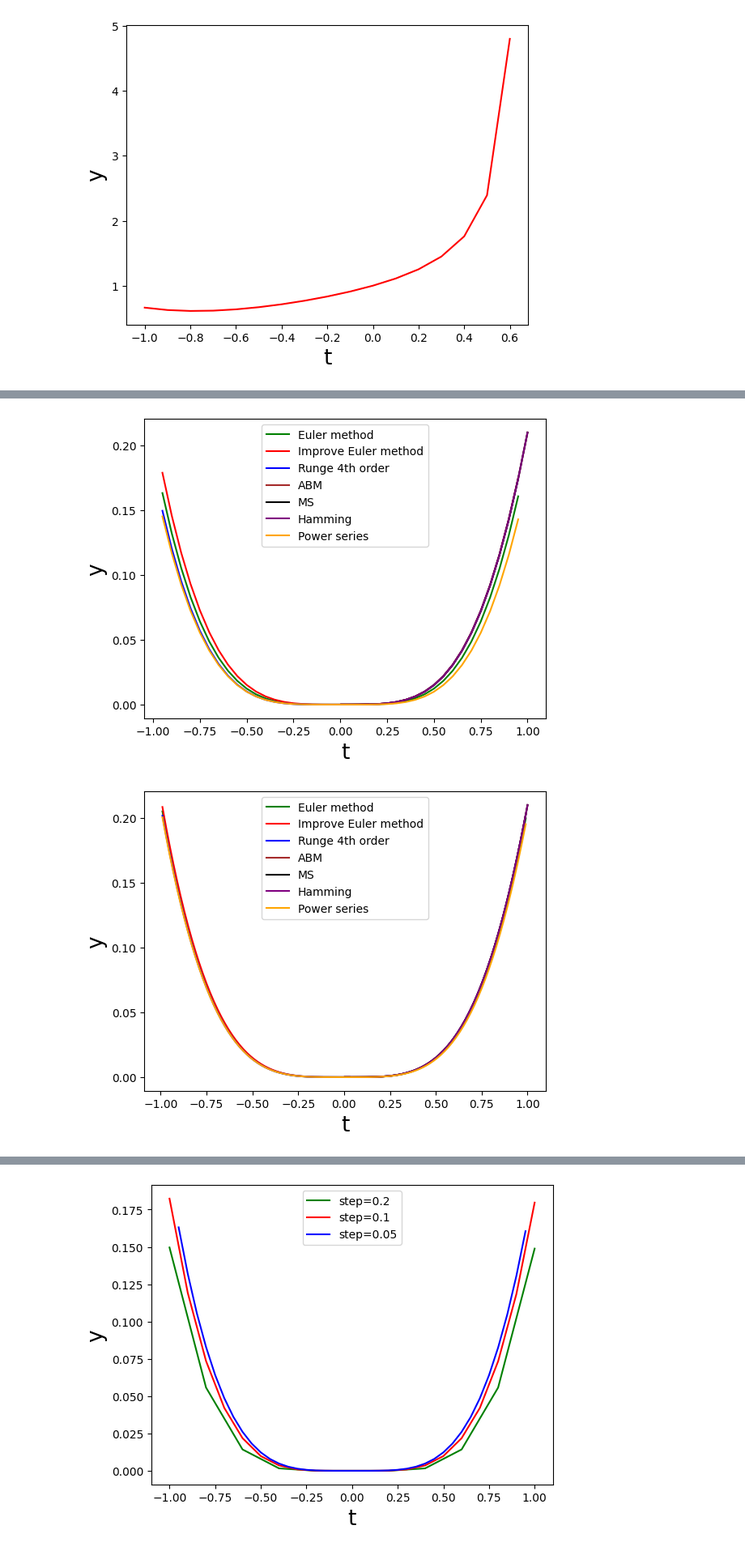
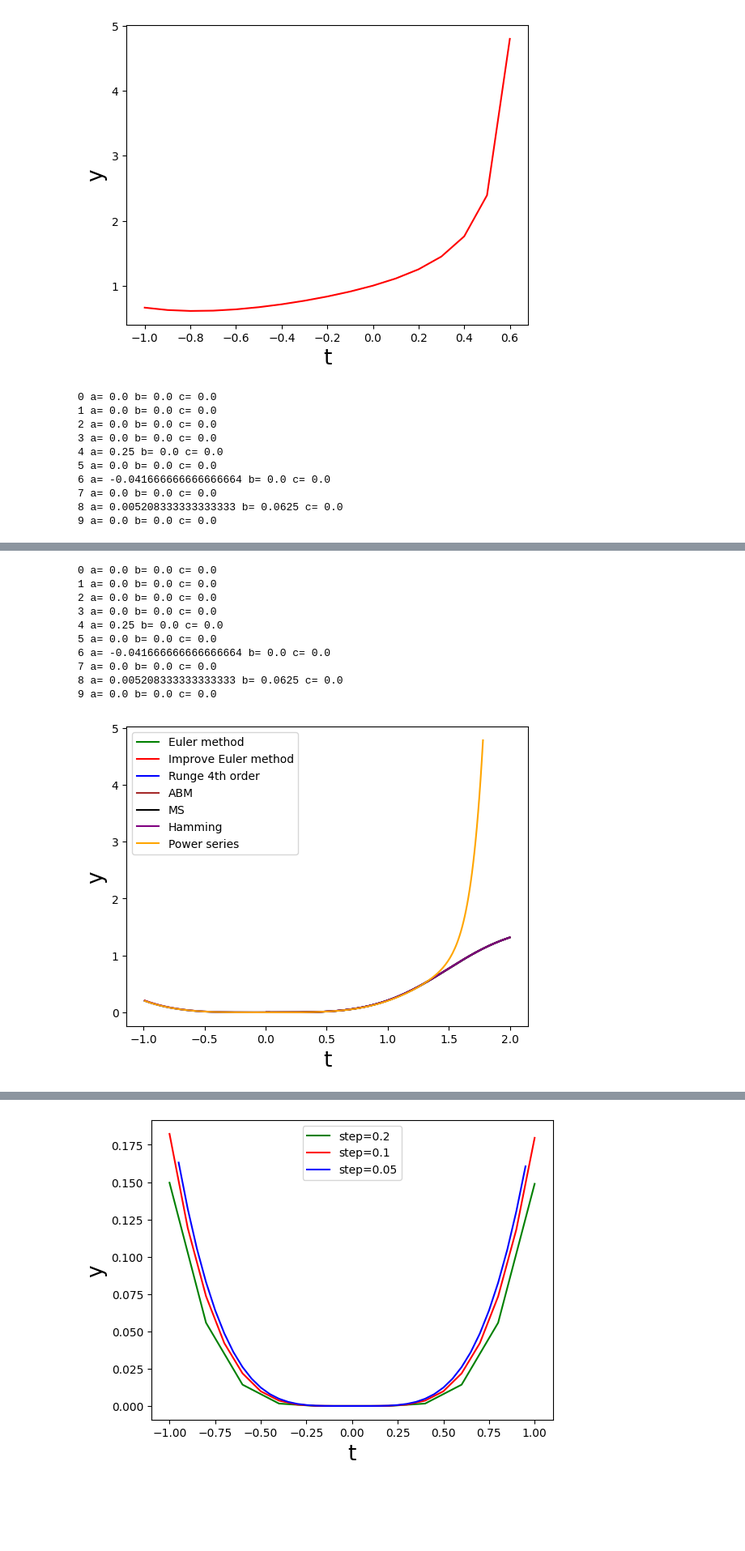
Before and after one commit to junl666/MATH285-Lab-ZJUI-SP23, a Jupyter notebook: math285_lab.ipynb, the cells around one changed output, grey strips where cells are left out. Shown at 81% size. Cells and saved outputs as stored; diff of their text form; code cells hidden in the pictures; blank space fills up the shorter version.

```diff
--- a/math285_lab.ipynb
+++ b/math285_lab.ipynb
@@ -169,6 +169,7 @@ class NumericalSols:
             dy=y_3+(self.step/24)*(-9*func(t_0,y_0)+37*func(t_1,y_1)-59*func(t_2,y_2)+55*func(t_3,y_3))
             t_n=t_3+self.step
             y_n=y_3+(self.step/24)*(func(t_1,y_1)-5*func(t_2,y_2)+19*func(t_3,y_3)+9*func(t_n,dy))
+            if(abs(y_n)>5): break
             self.t_all.append(t_n)
             self.y_all.append(y_n)
             k=k+1
@@ -189,7 +190,7 @@ class NumericalSols:
             t_n = t_n + self.step
             i=i+1
         k=3
-        while t_n <= self.upper_bound:
+        while (t_n <= self.upper_bound):
             t_0=self.t_all[k-3]
             t_1=self.t_all[k-2]
             t_2=self.t_all[k-1]
@@ -201,6 +202,7 @@ class NumericalSols:
             dy=y_0+4*(self.step/3)*(2*func(t_1,y_1)-func(t_2,y_2)+2*func(t_3,y_3))
             t_n=t_3+self.step
             y_n=y_2+(self.step/3)*(func(t_2,y_2)+4*func(t_3,y_3)+func(t_n,dy))
+            if(abs(y_n)>5): break
             self.t_all.append(t_n)
             self.y_all.append(y_n)
             k=k+1
@@ -221,7 +223,7 @@ class NumericalSols:
             t_n = t_n + self.step
             i=i+1
         k=3
-        while t_n <= self.upper_bound:
+        while (t_n <= self.upper_bound):
             t_0=self.t_all[k-3]
             t_1=self.t_all[k-2]
             t_2=self.t_all[k-1]
@@ -233,6 +235,7 @@ class NumericalSols:
             dy=y_0+4*(self.step/3)*(2*func(t_1,y_1)-func(t_2,y_2)+2*func(t_3,y_3))
             t_n=t_3+self.step
             y_n=-y_1/8+9*y_3/8+3*(self.step/8)*(-func(t_2,y_2)+2*func(t_3,y_3)+func(t_n,dy))
+            if(abs(y_n)>5): break
             self.t_all.append(t_n)
             self.y_all.append(y_n)
             k=k+1
@@ -244,16 +247,24 @@ class NumericalSols:
         b = np.zeros(100, dtype=float)
         c = np.zeros(100, dtype=float)
         a[0] = self.y_0
-        a[1] = c[0]
+
+        #self.help_bc(a, b, c, 0)
+        a[1] = a[0] # c[0]
+
         self.help_bc(a, b, c, 1)
-        a[2] = (c[1]-a[0])/2
+        a[2] = a[1] # a[2] = (c[1]-a[0])/2
+
         self.help_bc(a, b, c, 2)
         a[3] = (c[2]-b[0]-a[1])/3
+
         self.help_bc(a, b, c, 3)
         a[4] = (c[3]-b[1]-a[2]+1)/4
         for i in range(4,90):
             self.help_bc(a, b, c, i)
             a[i+1] = (c[i]-b[i-2]-a[i-1])/(i+1)
+
+        for i in range(10):
+            print(i, "a=", a[i], "b=", b[i], "c=", c[i])
 
         self.help_PwrSrs(a, b, c, -1)
         self.help_PwrSrs(a, b, c, 1)
@@ -272,6 +283,7 @@ class NumericalSols:
                 i = 0
                 y_n = self.y_0
                 t_n = self.t_0
+
             if(dir==1):
                 self.y_all.append(y_n)
                 self.t_all.append(t_n)
@@ -280,9 +292,10 @@ class NumericalSols:
                 self.t_all.insert(0, t_n)
 
             y_n = 0
-            for i in range(90):
+            for i in range(20):
                 y_n += a[i] * (t_n ** i)
-                # print(i, "a=", a[i], "b=", b[i], "c=", c[i])
+            if(abs(y_n)>5): break
+
             t_n = t_n + dir* self.step
 
 
@@ -402,7 +415,19 @@ im_euler_2.draw()
 [figure]
 # %%
 # IVP1, compare methods with different steps
-plotDiffMethods(0, 0.1, -1, 1)  # step == 0.1
-plotDiffMethods(0, 0.05, -1, 1) # step == 0.05
-plotDiffMethods(0, 0.01, -1, 1) # step == 0.01
+l_bound = -1
+r_bound = 2
+# plotDiffMethods(0, 0.1, l_bound, r_bound)  # step == 0.1
+plotDiffMethods(0, 0.05, l_bound, r_bound) # step == 0.05
+plotDiffMethods(0, 0.01, l_bound, r_bound) # step == 0.01
 # %% [output]
+0 a= 0.0 b= 0.0 c= 0.0
+1 a= 0.0 b= 0.0 c= 0.0
+2 a= 0.0 b= 0.0 c= 0.0
+3 a= 0.0 b= 0.0 c= 0.0
+4 a= 0.25 b= 0.0 c= 0.0
+5 a= 0.0 b= 0.0 c= 0.0
+6 a= -0.041666666666666664 b= 0.0 c= 0.0
+7 a= 0.0 b= 0.0 c= 0.0
+8 a= 0.005208333333333333 b= 0.0625 c= 0.0
+9 a= 0.0 b= 0.0 c= 0.0
@@ -410,4 +435,13 @@ plotDiffMethods(0, 0.01, -1, 1) # step == 0.01
+0 a= 0.0 b= 0.0 c= 0.0
+1 a= 0.0 b= 0.0 c= 0.0
+2 a= 0.0 b= 0.0 c= 0.0
+3 a= 0.0 b= 0.0 c= 0.0
+4 a= 0.25 b= 0.0 c= 0.0
+5 a= 0.0 b= 0.0 c= 0.0
+6 a= -0.041666666666666664 b= 0.0 c= 0.0
+7 a= 0.0 b= 0.0 c= 0.0
+8 a= 0.005208333333333333 b= 0.0625 c= 0.0
+9 a= 0.0 b= 0.0 c= 0.0
-[figure, old version]
+[figure, new version]
-[figure, removed]
 # %%
 # IVP2, compare methods with different steps
```
Also changed, not shown: parts of 2 cells of this notebook, 1 other file.
